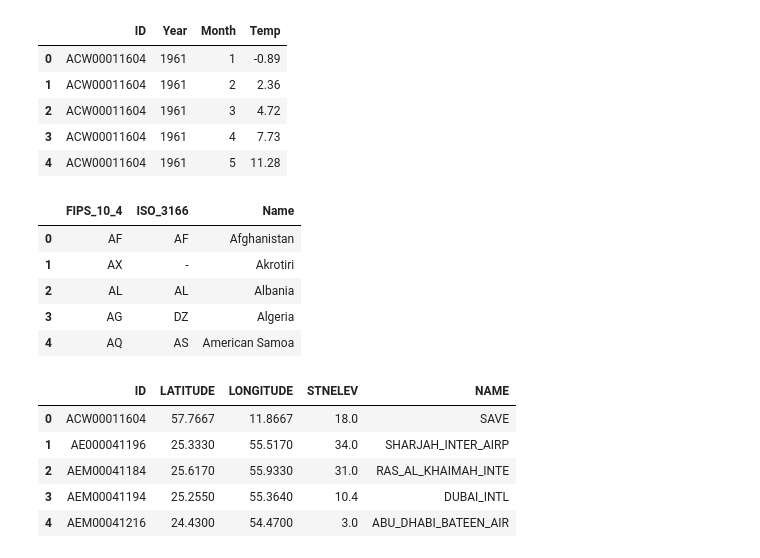
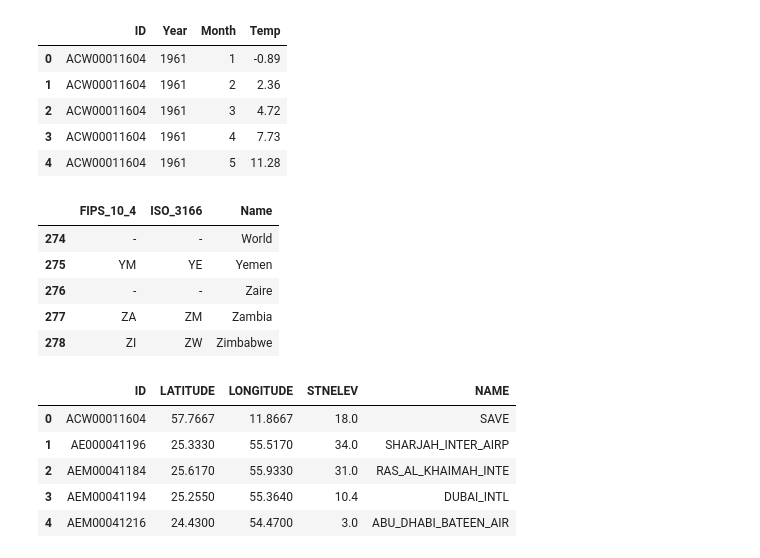
Before and after one commit to RaymondBai/RaymondBai.github.io, a Jupyter notebook: ipynb notebooks/HW2_Data_Wrangling_Visualization.ipynb, the cells around one changed output. Cells and saved outputs as stored; diff of their text form; code cells hidden in the pictures.

```diff
--- a/ipynb notebooks/HW2_Data_Wrangling_Visualization.ipynb
+++ b/ipynb notebooks/HW2_Data_Wrangling_Visualization.ipynb
@@ -40,14 +40,14 @@ temps.head(5)
 | 3 | ACW00011604 | 1961 | 4 | 7.73 |
 | 4 | ACW00011604 | 1961 | 5 | 11.28 |
 # %%
-countries.head(5)
+countries.tail(5)
 # %% [output]
 |  | FIPS_10_4 | ISO_3166 | Name |
-| 0 | AF | AF | Afghanistan |
-| 1 | AX | - | Akrotiri |
-| 2 | AL | AL | Albania |
-| 3 | AG | DZ | Algeria |
-| 4 | AQ | AS | American Samoa |
+| 274 | - | - | World |
+| 275 | YM | YE | Yemen |
+| 276 | - | - | Zaire |
+| 277 | ZA | ZM | Zambia |
+| 278 | ZI | ZW | Zimbabwe |
 # %%
 stations.head(5)
 # %% [output]
```
Also changed, not shown: parts of 10 cells of this notebook, 2 other files.
